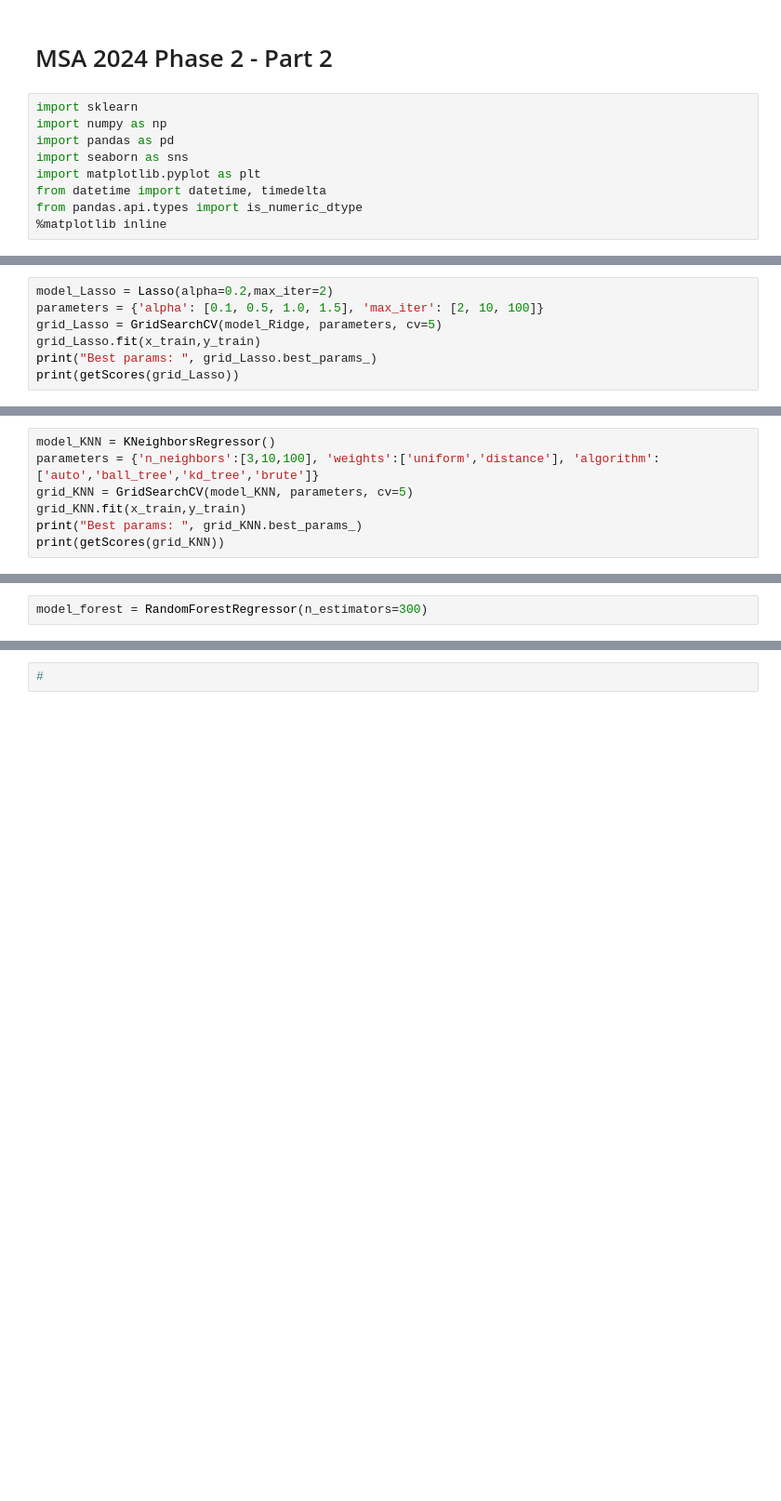
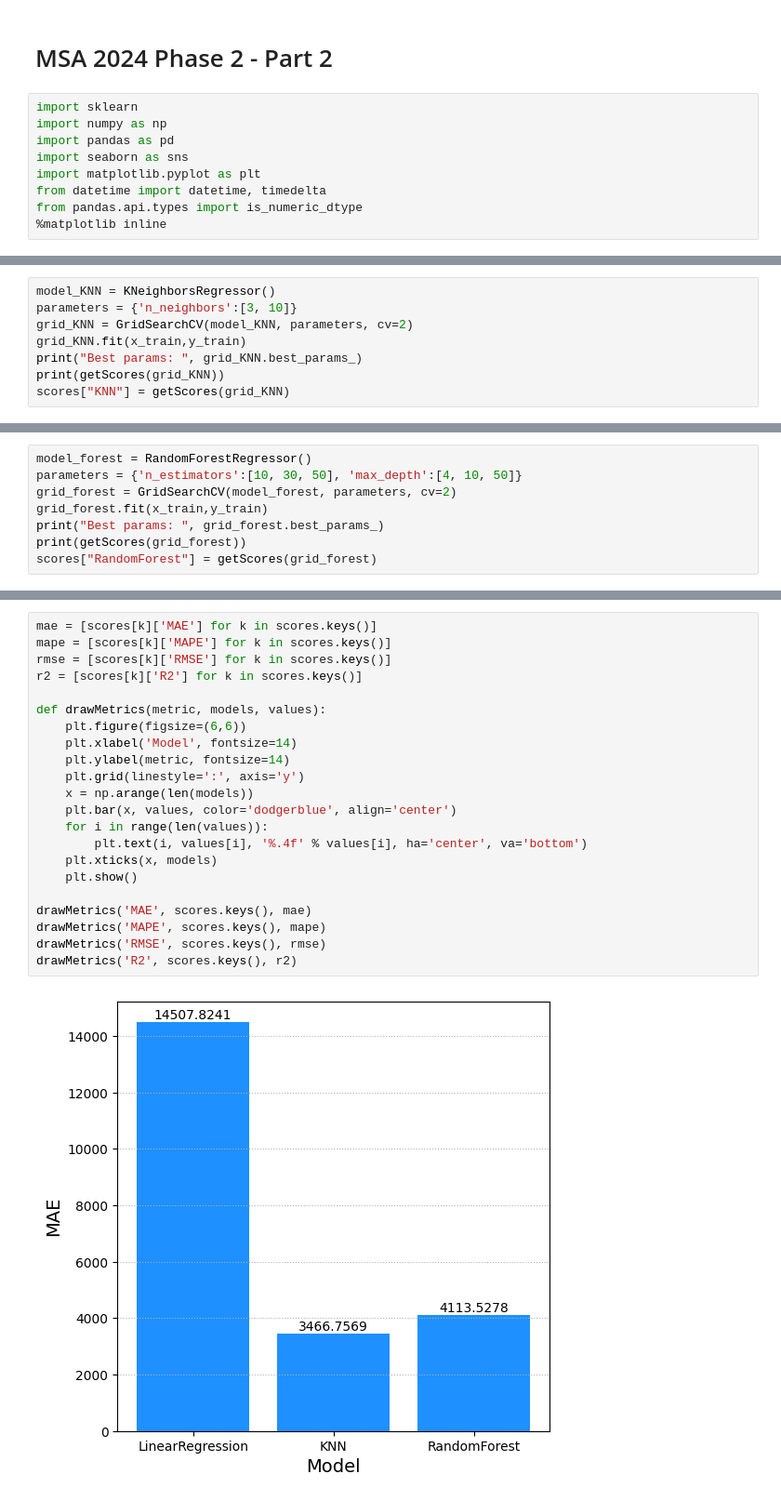
Before and after one commit to Z-Fran/NZMSA-Phase2-2024, a Jupyter notebook: 2_Training_and_Evaluation/part2-submission.ipynb, the cells around one changed output, grey strips where cells are left out. Shown at 93% size. Cells and saved outputs as stored; diff of their text form; blank space fills up the shorter version.

```diff
--- a/2_Training_and_Evaluation/part2-submission.ipynb
+++ b/2_Training_and_Evaluation/part2-submission.ipynb
@@ -78,7 +75,0 @@ print(getScores(grid_Ridge))
-# %%
-model_Lasso = Lasso(alpha=0.2,max_iter=2)
-parameters = {'alpha': [0.1, 0.5, 1.0, 1.5], 'max_iter': [2, 10, 100]}
-grid_Lasso = GridSearchCV(model_Ridge, parameters, cv=5)
-grid_Lasso.fit(x_train,y_train)
-print("Best params: ", grid_Lasso.best_params_)
-print(getScores(grid_Lasso))
@@ -95,7 +78,8 @@ Best params:  {'alpha': 0.1, 'max_iter': 2}
 # %%
 model_KNN = KNeighborsRegressor()
-parameters = {'n_neighbors':[3,10,100], 'weights':['uniform','distance'], 'algorithm':['auto','ball_tree','kd_tree','brute']}
-grid_KNN = GridSearchCV(model_KNN, parameters, cv=5)
+parameters = {'n_neighbors':[3, 10]}
+grid_KNN = GridSearchCV(model_KNN, parameters, cv=2)
 grid_KNN.fit(x_train,y_train)
 print("Best params: ", grid_KNN.best_params_)
 print(getScores(grid_KNN))
+scores["KNN"] = getScores(grid_KNN)
@@ -102,2 +91,8 @@ print(getScores(grid_KNN))
 # %%
-model_forest = RandomForestRegressor(n_estimators=300)
+model_forest = RandomForestRegressor()
+parameters = {'n_estimators':[10, 30, 50], 'max_depth':[4, 10, 50]}
+grid_forest = GridSearchCV(model_forest, parameters, cv=2)
+grid_forest.fit(x_train,y_train)
+print("Best params: ", grid_forest.best_params_)
+print(getScores(grid_forest))
+scores["RandomForest"] = getScores(grid_forest)
@@ -139,2 +106,24 @@ plt.show()
 # %%
-#
+mae = [scores[k]['MAE'] for k in scores.keys()]
+mape = [scores[k]['MAPE'] for k in scores.keys()]
+rmse = [scores[k]['RMSE'] for k in scores.keys()]
+r2 = [scores[k]['R2'] for k in scores.keys()]
+
+def drawMetrics(metric, models, values):
+    plt.figure(figsize=(6,6))
+    plt.xlabel('Model', fontsize=14)
+    plt.ylabel(metric, fontsize=14)
+    plt.grid(linestyle=':', axis='y')
+    x = np.arange(len(models))
+    plt.bar(x, values, color='dodgerblue', align='center')
+    for i in range(len(values)):
+        plt.text(i, values[i], '%.4f' % values[i], ha='center', va='bottom')
+    plt.xticks(x, models)
+    plt.show()
+
+drawMetrics('MAE', scores.keys(), mae)
+drawMetrics('MAPE', scores.keys(), mape)
+drawMetrics('RMSE', scores.keys(), rmse)
+drawMetrics('R2', scores.keys(), r2)
+# %% [output]
+[figure, added]
```
Also changed, not shown: parts of 29 cells of this notebook, 2 other files.
